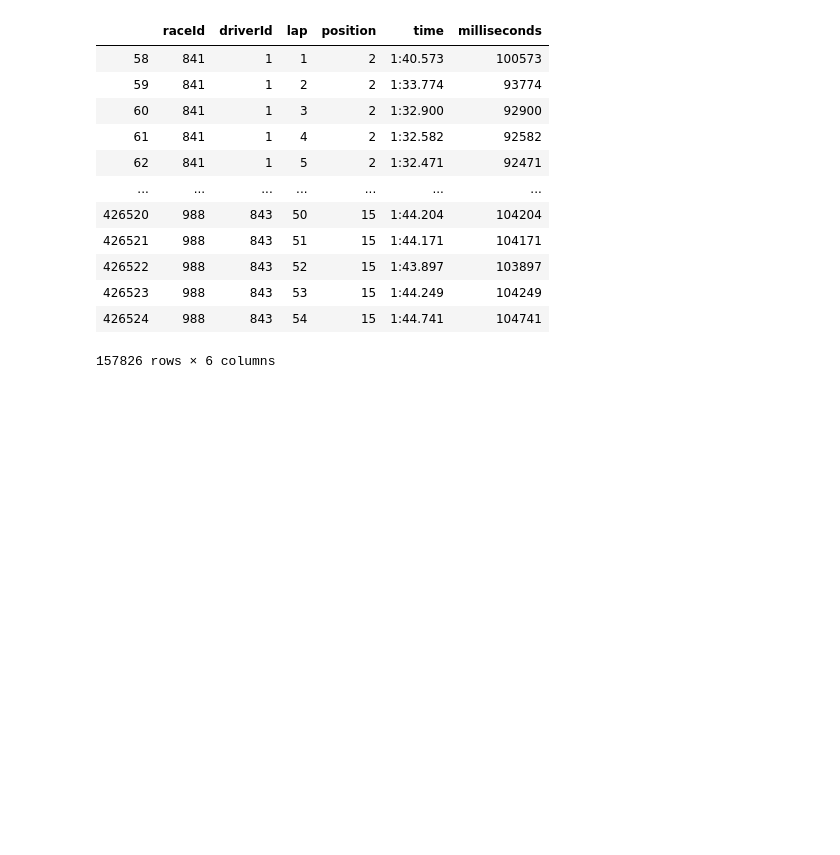
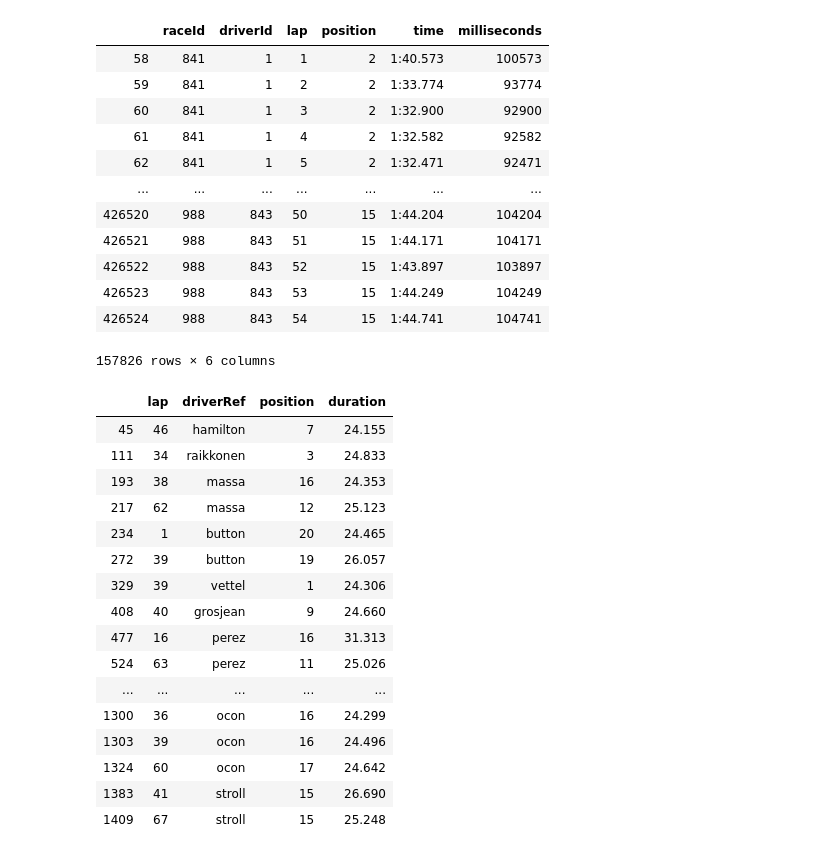
Before and after one commit to mrafayaleem/formula1-analysis, a Jupyter notebook: EDA.ipynb, the cells around one changed output. Drawn from its saved outputs; the diff is of its cells as text; code cells hidden in the pictures; blank space fills up the shorter version.

Commit message:
Add pit stops

```diff
--- a/EDA.ipynb
+++ b/EDA.ipynb
@@ -71,4 +74,26 @@ df = laptimes.merge(
 df = df[df['raceId'] == 974]
 df['raceId'] = df['raceId'].astype(str)
 df = df.merge(drivers, on="driverId")
+# %%
+stops = df.loc[df["stop"] >= 1]
+# stops
+stops[["lap", "driverRef", "position", "duration"]]
+# %% [output]
+|  | lap | driverRef | position | duration |
+| 45 | 46 | hamilton | 7 | 24.155 |
+| 111 | 34 | raikkonen | 3 | 24.833 |
+| 193 | 38 | massa | 16 | 24.353 |
+| 217 | 62 | massa | 12 | 25.123 |
+| 234 | 1 | button | 20 | 24.465 |
+| 272 | 39 | button | 19 | 26.057 |
+| 329 | 39 | vettel | 1 | 24.306 |
+| 408 | 40 | grosjean | 9 | 24.660 |
+| 477 | 16 | perez | 16 | 31.313 |
+| 524 | 63 | perez | 11 | 25.026 |
+| ... | ... | ... | ... | ... |
+| 1300 | 36 | ocon | 16 | 24.299 |
+| 1303 | 39 | ocon | 16 | 24.496 |
+| 1324 | 60 | ocon | 17 | 24.642 |
+| 1383 | 41 | stroll | 15 | 26.690 |
+| 1409 | 67 | stroll | 15 | 25.248 |
 # %%
```
Also changed, not shown: parts of 4 cells of this notebook.
